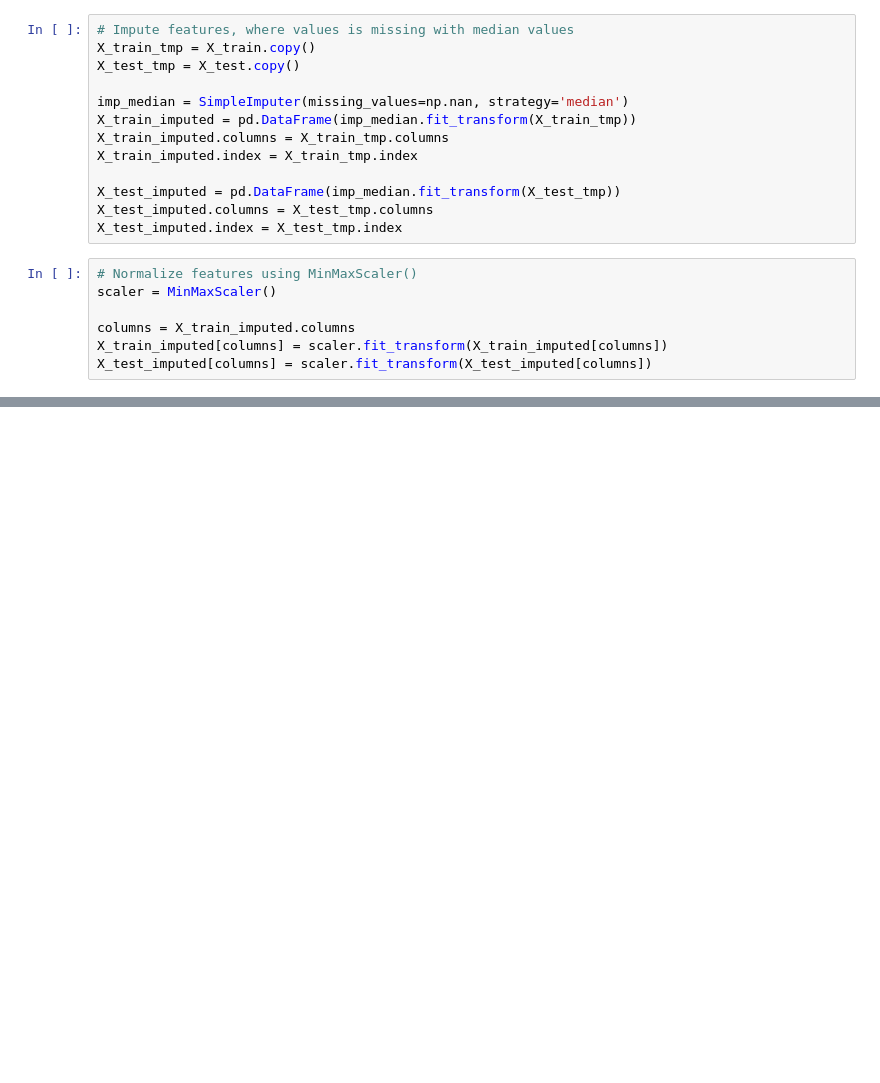
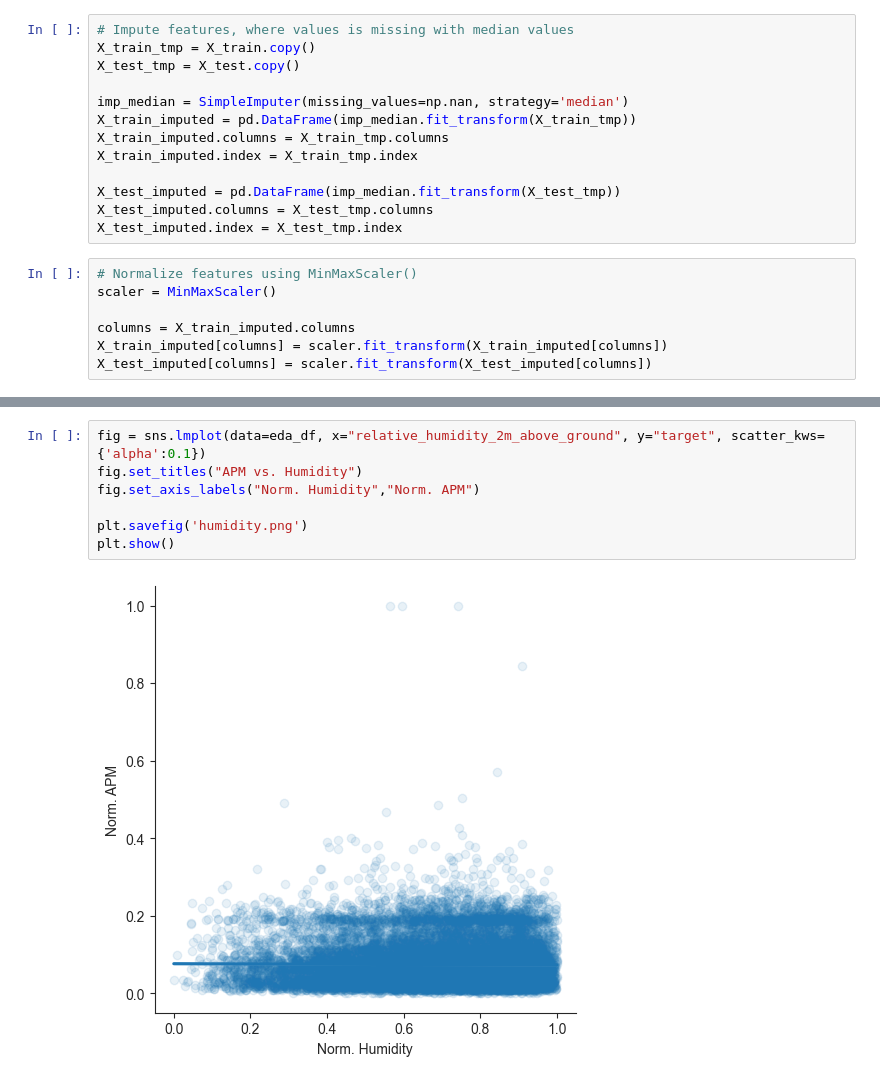
Before and after one commit to JWNowak/ml-project, a Jupyter notebook: 3_ML-project-clean.ipynb, the cells around one changed output, grey strips where cells are left out. Cells and saved outputs as stored; diff of their text form; blank space fills up the shorter version.

```diff
--- a/3_ML-project-clean.ipynb
+++ b/3_ML-project-clean.ipynb
@@ -439,0 +576,9 @@ plt.xlabel(baseline_feature);
+# %%
+fig = sns.lmplot(data=eda_df, x="relative_humidity_2m_above_ground", y="target", scatter_kws={'alpha':0.1})
+fig.set_titles("APM vs. Humidity")
+fig.set_axis_labels("Norm. Humidity","Norm. APM")
+
+plt.savefig('humidity.png')
+plt.show()
+# %% [output]
+[figure, added]
```
Also changed, not shown: parts of 20 cells of this notebook, 4 other files.
